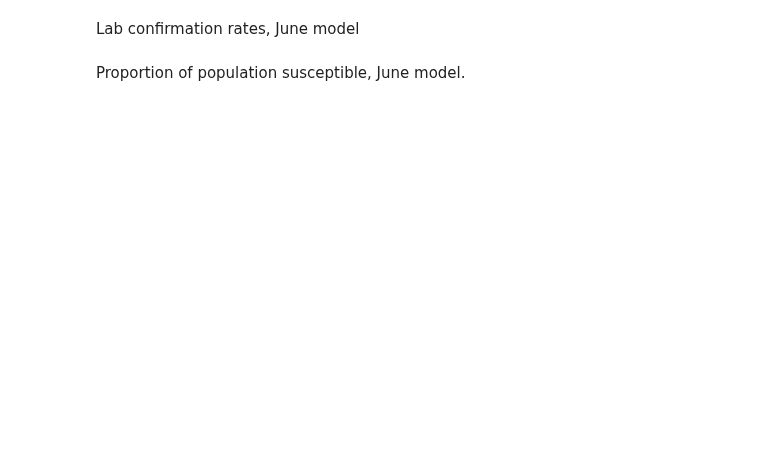
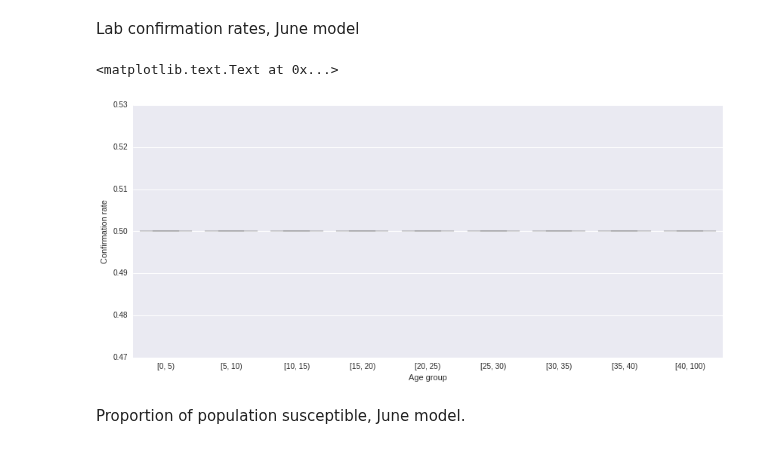
Before and after one commit to fonnesbeck/SaoPauloMeasles, a Jupyter notebook: Archive/Non-Spatial Measles Model (PyMC 3).ipynb, the cells around one changed output. Cells and saved outputs as stored; diff of their text form; code cells hidden in the pictures; blank space fills up the shorter version.

```diff
--- a/Archive/Non-Spatial Measles Model (PyMC 3).ipynb
+++ b/Archive/Non-Spatial Measles Model (PyMC 3).ipynb
@@ -475,15 +616,16 @@ Matplot.plot(model_june.theta)
 # %% [markdown]
 Lab confirmation rates, June model
 # %%
-import seaborn as sb
-
-p_age = pd.DataFrame(model_june.p_age.trace(), columns=age_groups)
+p_age = pd.DataFrame(june_trace.get_values('p_age'), columns=age_groups)
 
 f, axes = plt.subplots(figsize=(14,6))
 sb.boxplot(data=p_age, linewidth=0.3, fliersize=0, ax=axes,
           color=sb.color_palette("coolwarm", 5)[0],
           order=age_group.categories)
 axes.set_ylabel('Confirmation rate')
 axes.set_xlabel('Age group')
+# %% [output]
+<matplotlib.text.Text at 0x...>
+[figure, added]
 # %% [markdown]
 Proportion of population susceptible, June model.
```
Also changed, not shown: parts of 118 cells of this notebook, 1 other file.
